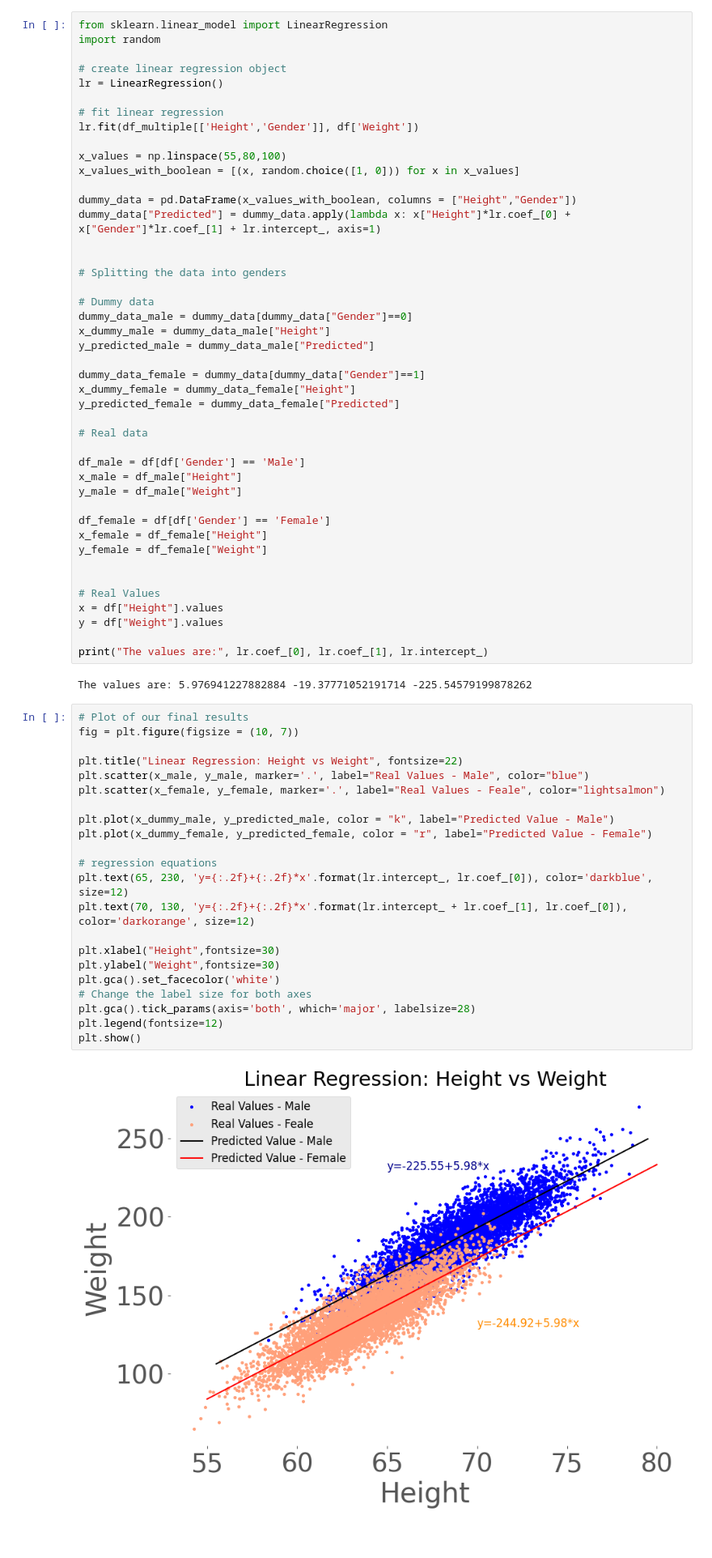
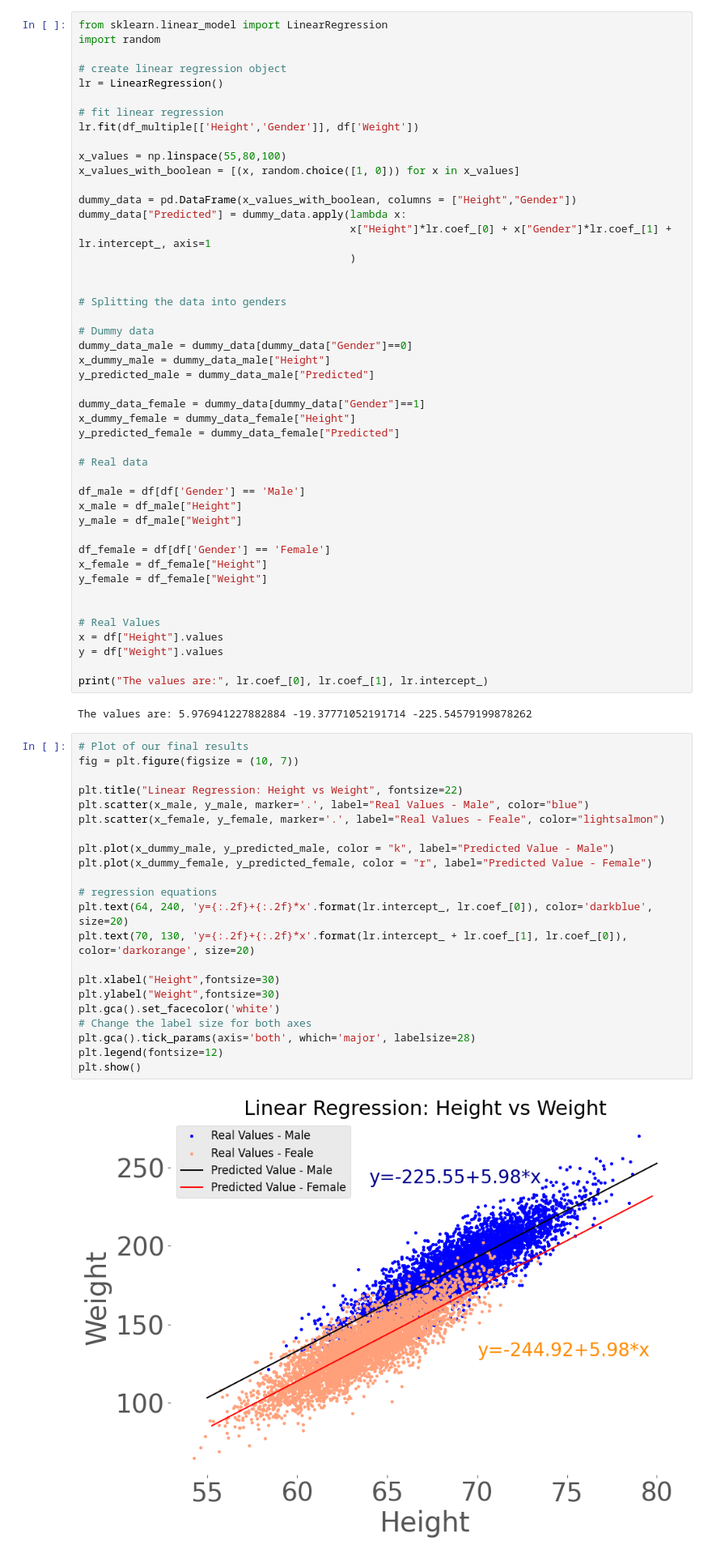
Before and after one commit to rfeers/ML-Basics, a Jupyter notebook: 1 - Linear Regression.ipynb, the cells around one changed output. Shown at 81% size. Cells and saved outputs as stored; diff of their text form.

```diff
--- a/1 - Linear Regression.ipynb
+++ b/1 - Linear Regression.ipynb
@@ -470,7 +471,9 @@ x_values = np.linspace(55,80,100)
 x_values_with_boolean = [(x, random.choice([1, 0])) for x in x_values]
 
 dummy_data = pd.DataFrame(x_values_with_boolean, columns = ["Height","Gender"])
-dummy_data["Predicted"] = dummy_data.apply(lambda x: x["Height"]*lr.coef_[0] + x["Gender"]*lr.coef_[1] + lr.intercept_, axis=1)
+dummy_data["Predicted"] = dummy_data.apply(lambda x:
+                                           x["Height"]*lr.coef_[0] + x["Gender"]*lr.coef_[1] + lr.intercept_, axis=1
+                                           )
 
 
 # Splitting the data into genders
@@ -505,24 +508,24 @@ The values are: 5.976941227882884 -19.37771052191714 -225.54579199878262
 # %%
 # Plot of our final results
 fig = plt.figure(figsize = (10, 7))
 
 plt.title("Linear Regression: Height vs Weight", fontsize=22)
 plt.scatter(x_male, y_male, marker='.', label="Real Values - Male", color="blue")
 plt.scatter(x_female, y_female, marker='.', label="Real Values - Feale", color="lightsalmon")
 
 plt.plot(x_dummy_male, y_predicted_male, color = "k", label="Predicted Value - Male")
 plt.plot(x_dummy_female, y_predicted_female, color = "r", label="Predicted Value - Female")
 
 # regression equations
-plt.text(65, 230, 'y={:.2f}+{:.2f}*x'.format(lr.intercept_, lr.coef_[0]), color='darkblue', size=12)
-plt.text(70, 130, 'y={:.2f}+{:.2f}*x'.format(lr.intercept_ + lr.coef_[1], lr.coef_[0]), color='darkorange', size=12)
+plt.text(64, 240, 'y={:.2f}+{:.2f}*x'.format(lr.intercept_, lr.coef_[0]), color='darkblue', size=20)
+plt.text(70, 130, 'y={:.2f}+{:.2f}*x'.format(lr.intercept_ + lr.coef_[1], lr.coef_[0]), color='darkorange', size=20)
 
 plt.xlabel("Height",fontsize=30)
 plt.ylabel("Weight",fontsize=30)
 plt.gca().set_facecolor('white')
 # Change the label size for both axes
 plt.gca().tick_params(axis='both', which='major', labelsize=28)
 plt.legend(fontsize=12)
 plt.show()
 # %% [output]
-[figure, old version]
+[figure, new version]
```
Also changed, not shown: parts of 5 cells of this notebook.
